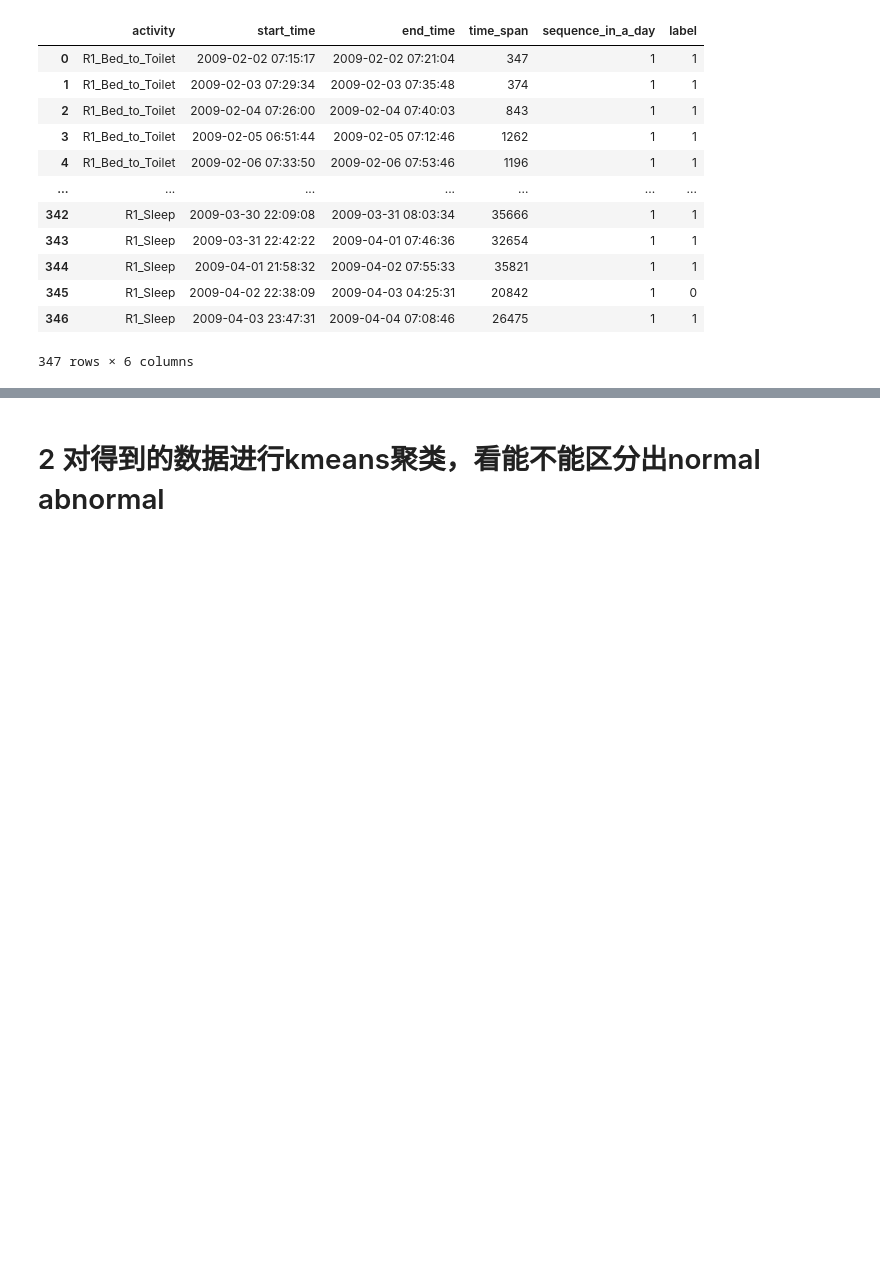
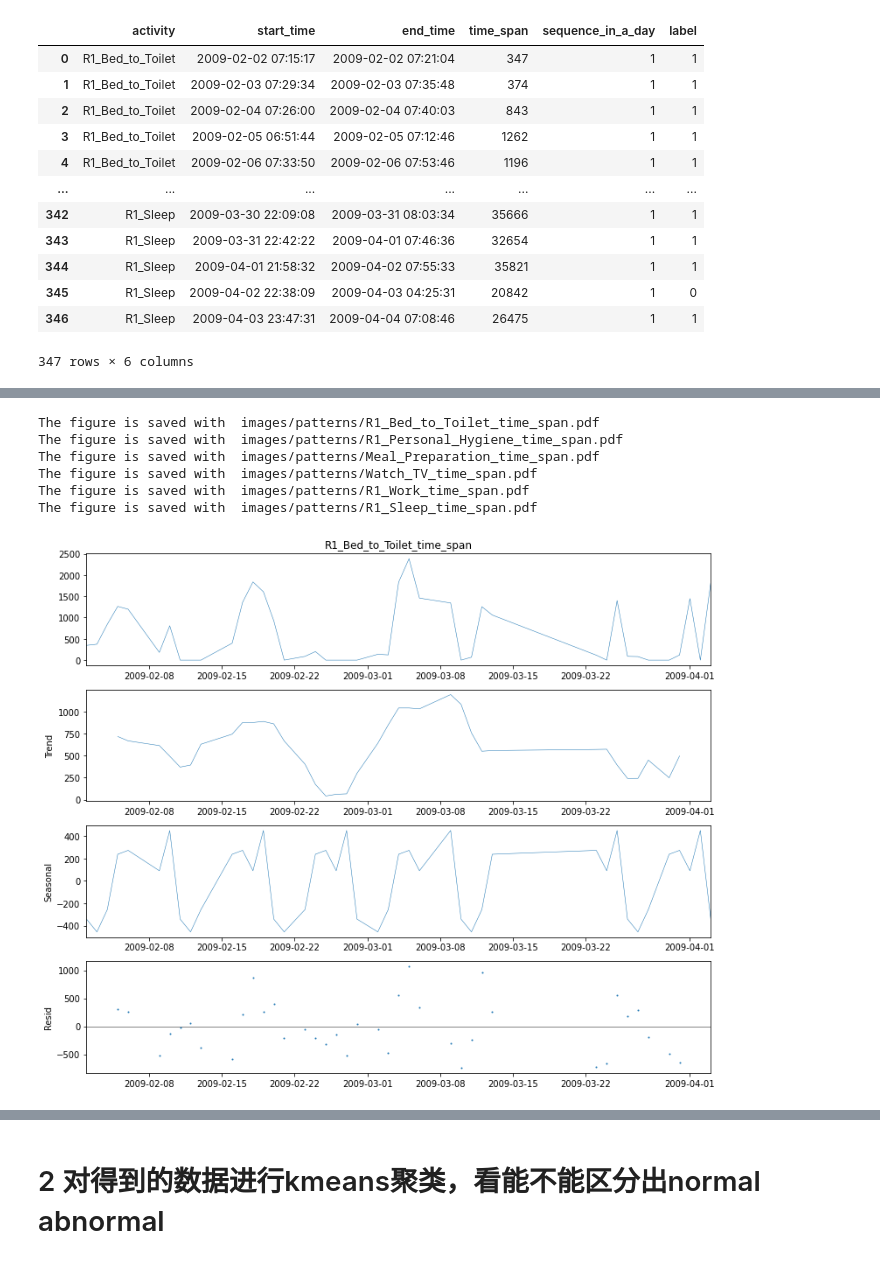
Before and after one commit to wendiganyu/IOTPhase2, a Jupyter notebook: ActivityStatisticsAndForecast.ipynb, the cells around one changed output, grey strips where cells are left out. Cells and saved outputs as stored; diff of their text form; code cells hidden in the pictures; blank space fills up the shorter version.

```diff
--- a/ActivityStatisticsAndForecast.ipynb
+++ b/ActivityStatisticsAndForecast.ipynb
@@ -551,0 +573,31 @@ new_df.to_csv("ActivityStatistics.csv")
+# %%
+import os
+import matplotlib.pyplot as plt
+import seaborn as sns
+import statsmodels.api as sm
+def plot_trend_seasonality_noise(df, attr_name, file_name):
+    """
+    Plot the trend, seasonality and noise of an attribute in a DF.
+    :param df:
+        Data frame.
+    :param attr_name:
+        Name of the attribute.
+    :param file_name:
+        File name to save.
+    """
+    plt.rcParams['figure.figsize'] = 11,9
+    plt.rcParams['lines.linewidth']=0.5
+    plt.rcParams['lines.markersize']=1
+    decomposed = sm.tsa.seasonal_decompose(df[attr_name],period=7)
+    figure = decomposed.plot()
+
+    download_dir="images/patterns"
+    if not os.path.exists(download_dir):
+        os.makedirs(download_dir)
+    path = os.path.join(download_dir, file_name)
+    if not os.path.exists(path):
+        plt.savefig(path)
+        print("The figure is saved with ", str(path))
+        return
+    print("The figure is already saved as ", str(path))
+    return
@@ -551,0 +609,17 @@ new_df.to_csv("ActivityStatistics.csv")
+# %%
+# plot_trend_seasonality_noise(new_df[new_df["activity"] == "R1_Sleep"], "time_span", "sleep_time_season.pdf")
+
+
+for i in range(6):
+    # 区分time_span 和 freq的列名
+    new_time_span_name = valid_R1_activities[i] + "_time_span"
+    new_freq_name = valid_R1_activities[i] + "_freq"
+    plot_trend_seasonality_noise(resampled_df_list[i], new_time_span_name, new_time_span_name+".pdf")
+# %% [output]
+The figure is saved with  images/patterns/R1_Bed_to_Toilet_time_span.pdf
+The figure is saved with  images/patterns/R1_Personal_Hygiene_time_span.pdf
+The figure is saved with  images/patterns/Meal_Preparation_time_span.pdf
+The figure is saved with  images/patterns/Watch_TV_time_span.pdf
+The figure is saved with  images/patterns/R1_Work_time_span.pdf
+The figure is saved with  images/patterns/R1_Sleep_time_span.pdf
+[figure, added]
```
Also changed, not shown: parts of 8 cells of this notebook, 27 other files.
